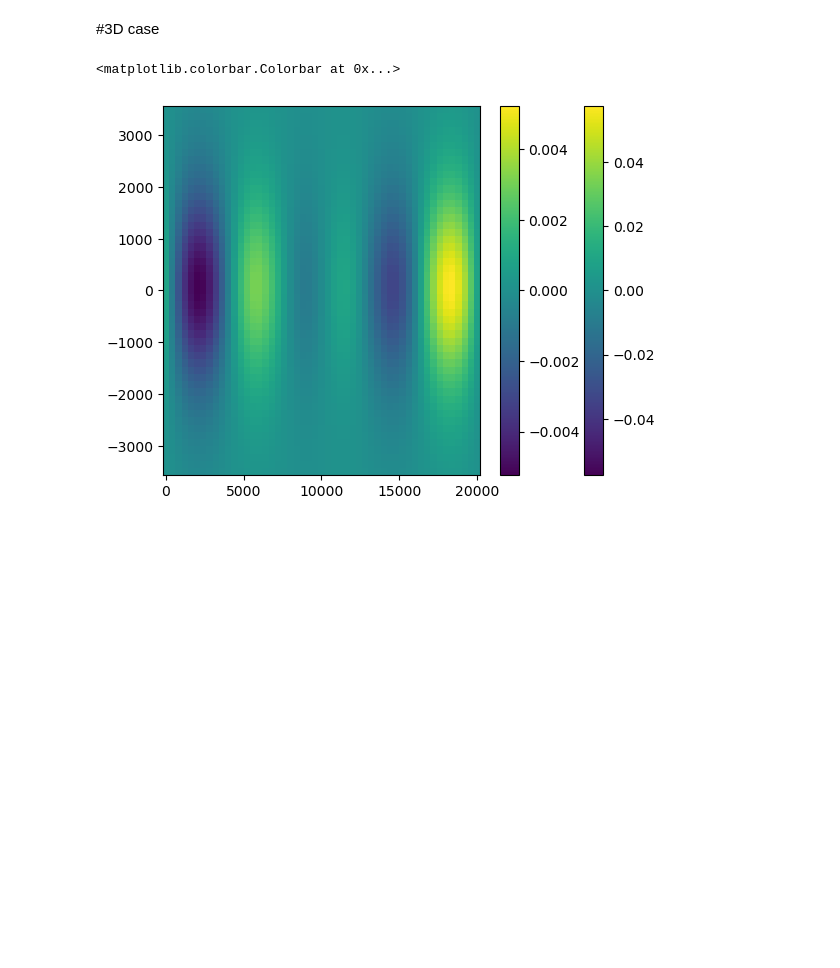
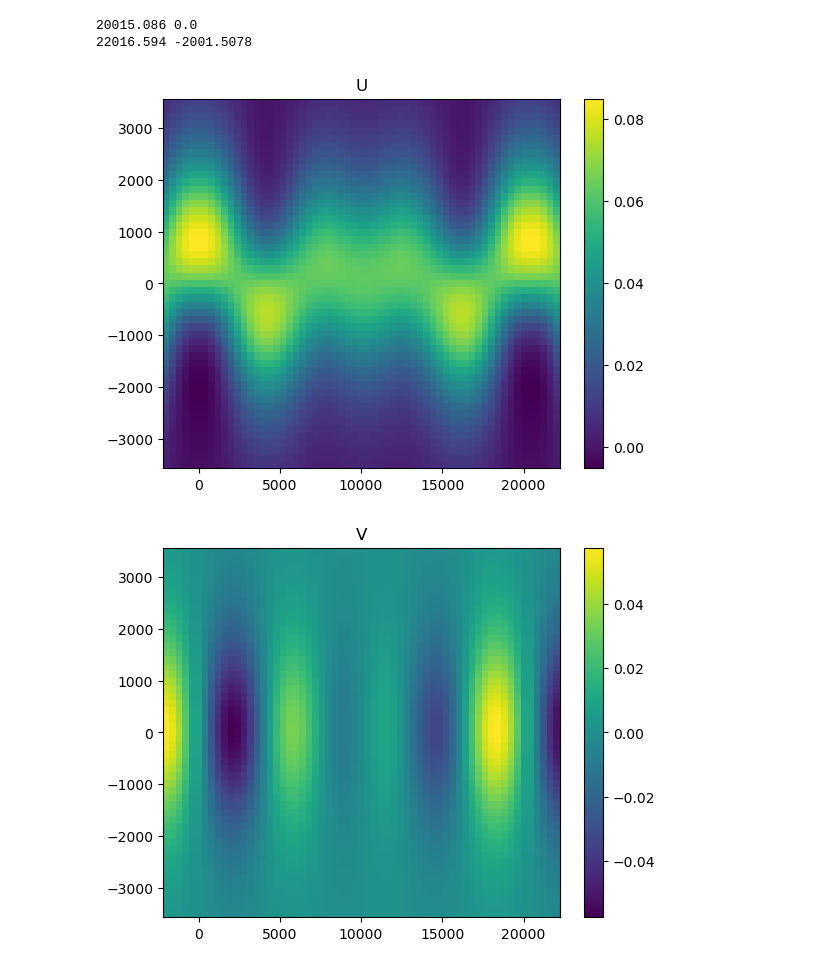
Before and after one commit to fanqi203/plasticparcels, a Jupyter notebook: docs/examples/create_idealised_data.ipynb, the cells around one changed output. Cells and saved outputs as stored; diff of their text form; code cells hidden in the pictures; blank space fills up the shorter version.

Commit message:
Fields created with idealised data

```diff
--- a/docs/examples/create_idealised_data.ipynb
+++ b/docs/examples/create_idealised_data.ipynb
@@ -70,7 +213,15 @@ fieldsetBJ = bickleyjet_fieldset(times=np.arange(0, 1.1, 0.1) * 86400)
 # %%
-fieldsetBJ.add_constant("halo_west", fieldsetBJ.U.grid.lon[0])
-fieldsetBJ.add_constant("halo_east", fieldsetBJ.U.grid.lon[-1])
-fieldsetBJ.add_periodic_halo(zonal=True)
+times = np.arange(0, 1.1, 0.1) * 86400
+fieldsetBJ3D = bickleyjet_fieldset_3d(times=times)
+fieldsetBJ3D = add_uniform_temp_salt_field(fieldsetBJ3D, times)
+fieldsetBJ3D = add_biogeochemistry_field(fieldsetBJ3D, times)
+fieldsetBJ3D = add_wind_field(fieldsetBJ3D, times)
+fieldsetBJ3D = add_stokes_field(fieldsetBJ3D, times)
+
+
+fieldsetBJ3D.add_constant("halo_west", fieldsetBJ3D.U.grid.lon[0])
+fieldsetBJ3D.add_constant("halo_east", fieldsetBJ3D.U.grid.lon[-1])
+fieldsetBJ3D.add_periodic_halo(zonal=True)
 
 
 def ZonalBC(particle, fieldset, time):
@@ -78,5 +229,6 @@ def ZonalBC(particle, fieldset, time):
         particle_dlon += fieldset.halo_east - fieldset.halo_west
     elif particle.lon > fieldset.halo_east:
         particle_dlon -= fieldset.halo_east - fieldset.halo_west
+# %% [output]
+20015.086 0.0
+22016.594 -2001.5078
-# %% [markdown]
-#3D case
@@ -197,13 +235,14 @@ def create_preyfieldBJ(lx, ly, res, nprey=int(1e5), Pavg = float(sys.argv[9])):
-# %%
-fieldsetBJ3D = bickleyjet_fieldset_3d(times=np.arange(0, 1.1, 0.1) * 86400)
-fieldsetBJ3D = add_uniform_temp_salt_field(fieldsetBJ3D, np.arange(0, 1.1, 0.1) * 86400)
 # %%
-xx,yy = np.meshgrid(fieldsetBJ3D.U.grid.lon,fieldsetBJ3D.U.grid.lat)
-cb = plt.pcolormesh(xx, yy, fieldsetBJ3D.V.data[0,0,:,:])
-plt.colorbar(cb)
-
-cb = plt.pcolormesh(xx, yy, fieldsetBJ3D.V.data[0,-1,:,:])
-plt.colorbar(cb)
+for field in fieldsetBJ3D.get_fields():
+    if type(field) == parcels.Field:
+        xx,yy = np.meshgrid(field.grid.lon,field.grid.lat)
+        if len(field.data.shape) == 4:
+            cb = plt.pcolormesh(xx, yy, field.data[0,0,:,:])
+        else:
+            cb = plt.pcolormesh(xx, yy, field.data[0,:,:])
+        plt.colorbar(cb)
+        plt.title(field.name)
+        plt.show()
 # %% [output]
-<matplotlib.colorbar.Colorbar at 0x...>
-[figure, old version]
+[figure, new version]
+[figure, added]
```
Also changed, not shown: parts of 5 cells of this notebook.
